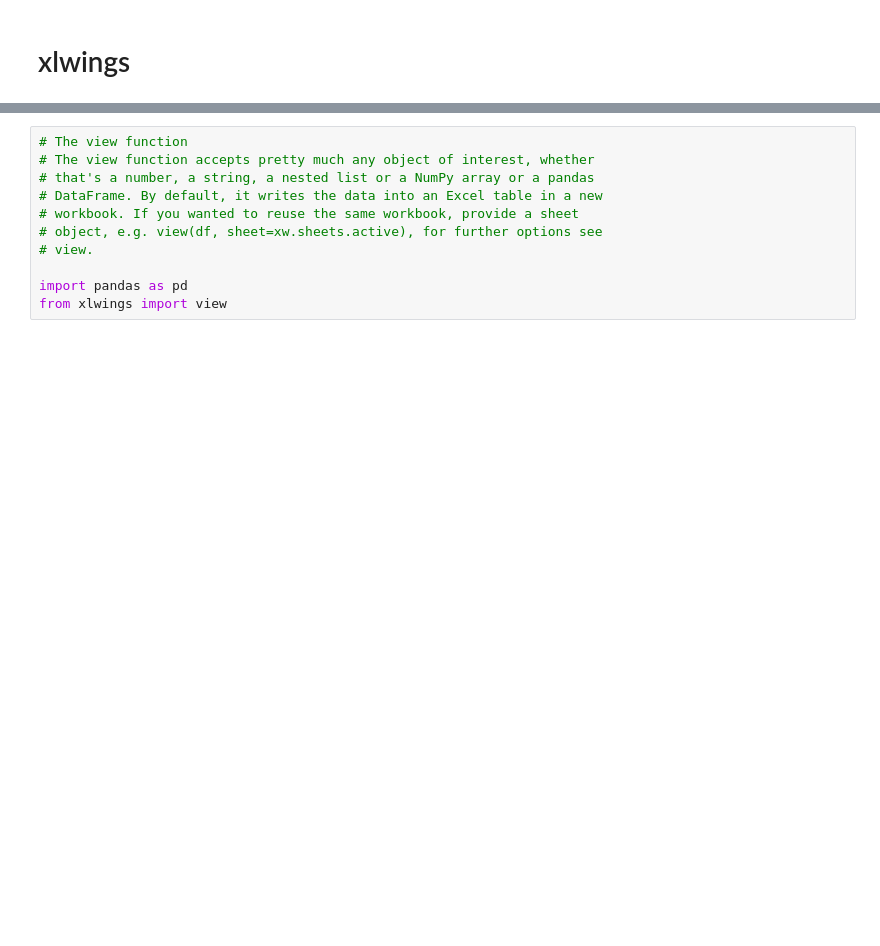
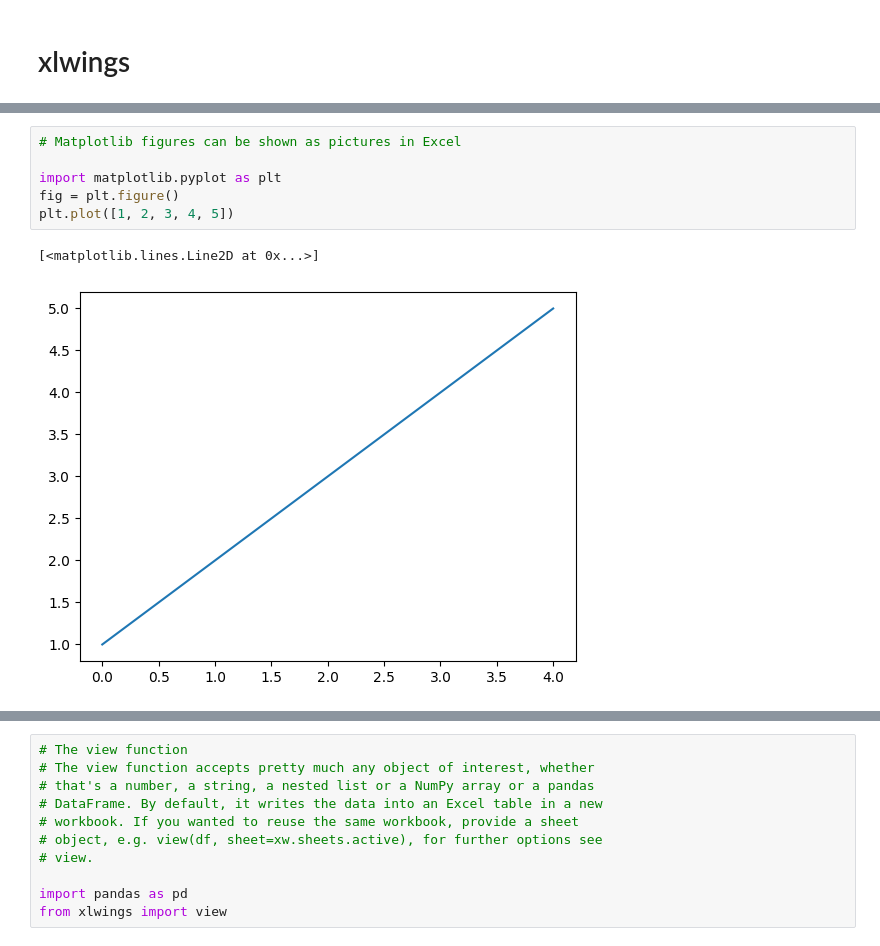
Before and after one commit to Justin-QJ/PythonForExcel, a Jupyter notebook: JupyterNotebooks/xlwings.ipynb, the cells around one changed output, grey strips where cells are left out. Drawn from its saved outputs; the diff is of its cells as text; blank space fills up the shorter version.

```diff
--- a/JupyterNotebooks/xlwings.ipynb
+++ b/JupyterNotebooks/xlwings.ipynb
@@ -2,0 +63,9 @@
+# %%
+# Matplotlib figures can be shown as pictures in Excel
+
+import matplotlib.pyplot as plt
+fig = plt.figure()
+plt.plot([1, 2, 3, 4, 5])
+# %% [output]
+[<matplotlib.lines.Line2D at 0x...>]
+[figure, added]
```
Also changed, not shown: parts of 14 cells of this notebook.
